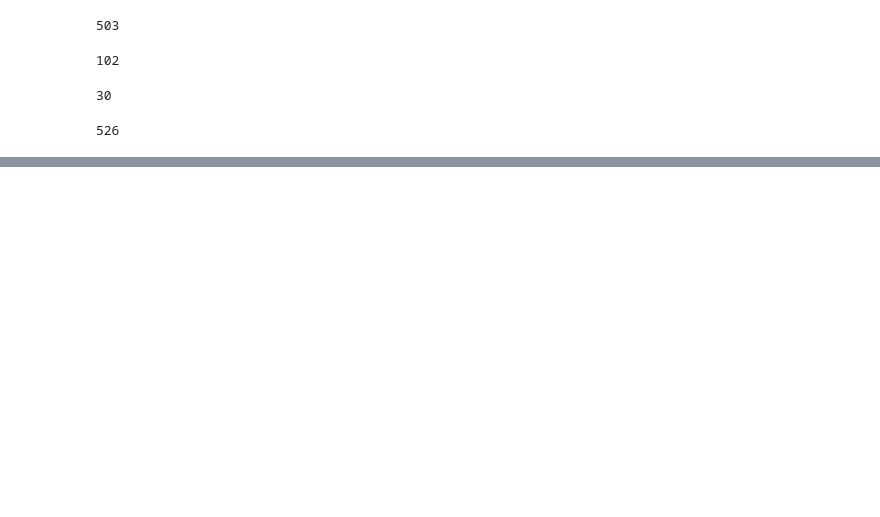
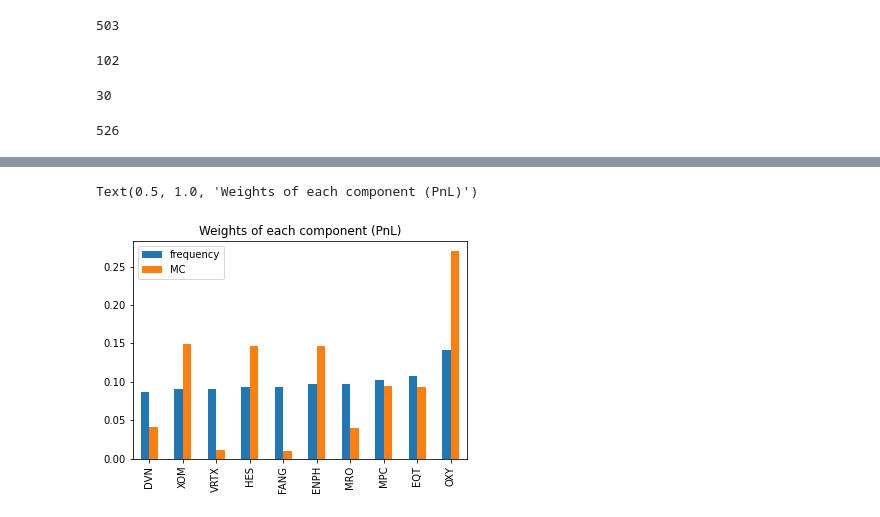
Before and after one commit to chantomkit/4061_backup, a Jupyter notebook: project_B/mc_portfolio.ipynb, the cells around one changed output, grey strips where cells are left out. Cells and saved outputs as stored; diff of their text form; code cells hidden in the pictures; blank space fills up the shorter version.

```diff
--- a/project_B/mc_portfolio.ipynb
+++ b/project_B/mc_portfolio.ipynb
@@ -106,6 +112,12 @@ my_best_stocks2 = hist_df.tail(bestk).stock.values
 f_weights2 = (hist_df.tail(bestk).freq / hist_df.tail(bestk).freq.sum()).values
 p.mc_weight_choice(my_best_stocks2, iter=5000, by='pnl')
 mc_weights2 = p.best_weights
+# %%
+pd.DataFrame({'frequency': f_weights2, 'MC': mc_weights2}, index=my_best_stocks2).plot.bar()
+plt.title('Weights of each component (PnL)')
+# %% [output]
+Text(0.5, 1.0, 'Weights of each component (PnL)')
+[figure, added]
 # %%
 from main import build_portfolio, init_weight_choice
 fig = plt.figure(figsize=(16,8))
```
Also changed, not shown: parts of 8 cells of this notebook, 7 other files.
